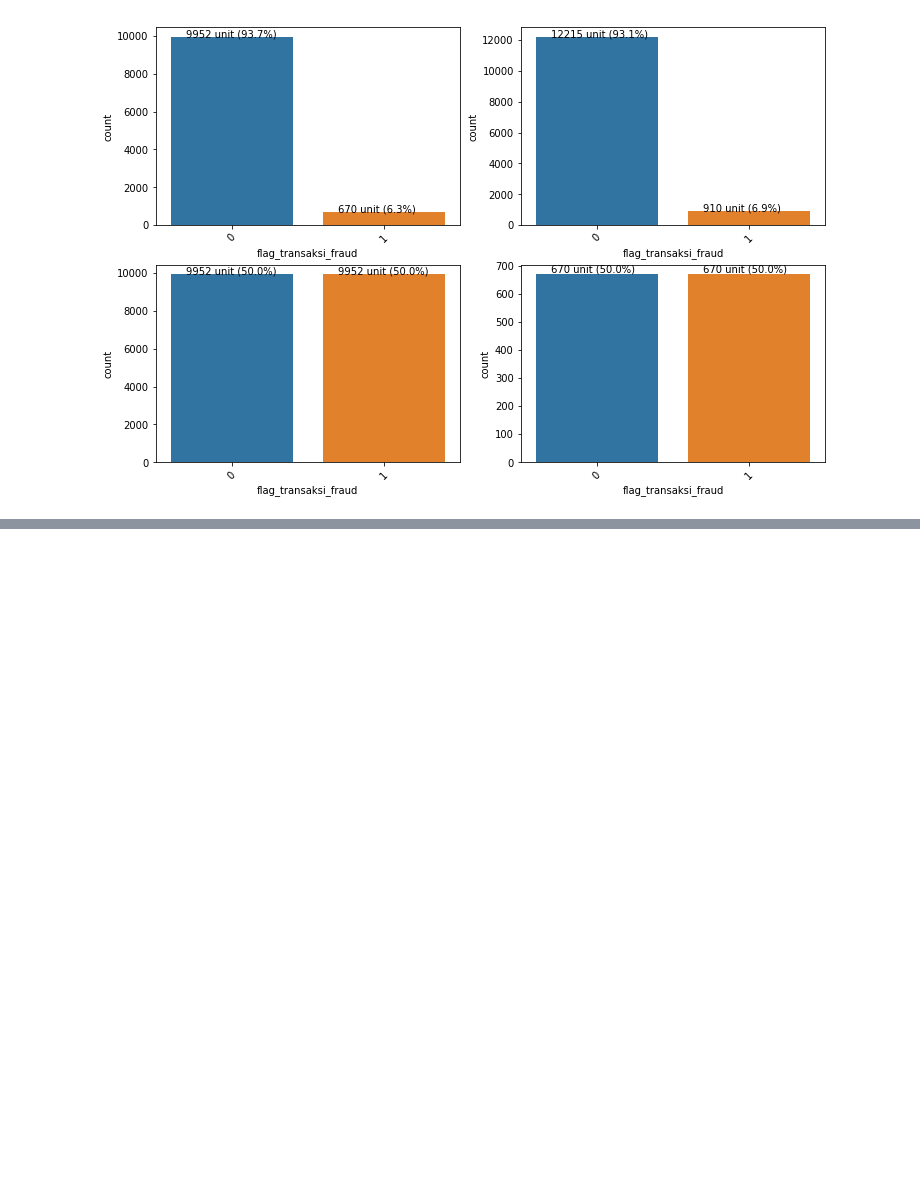
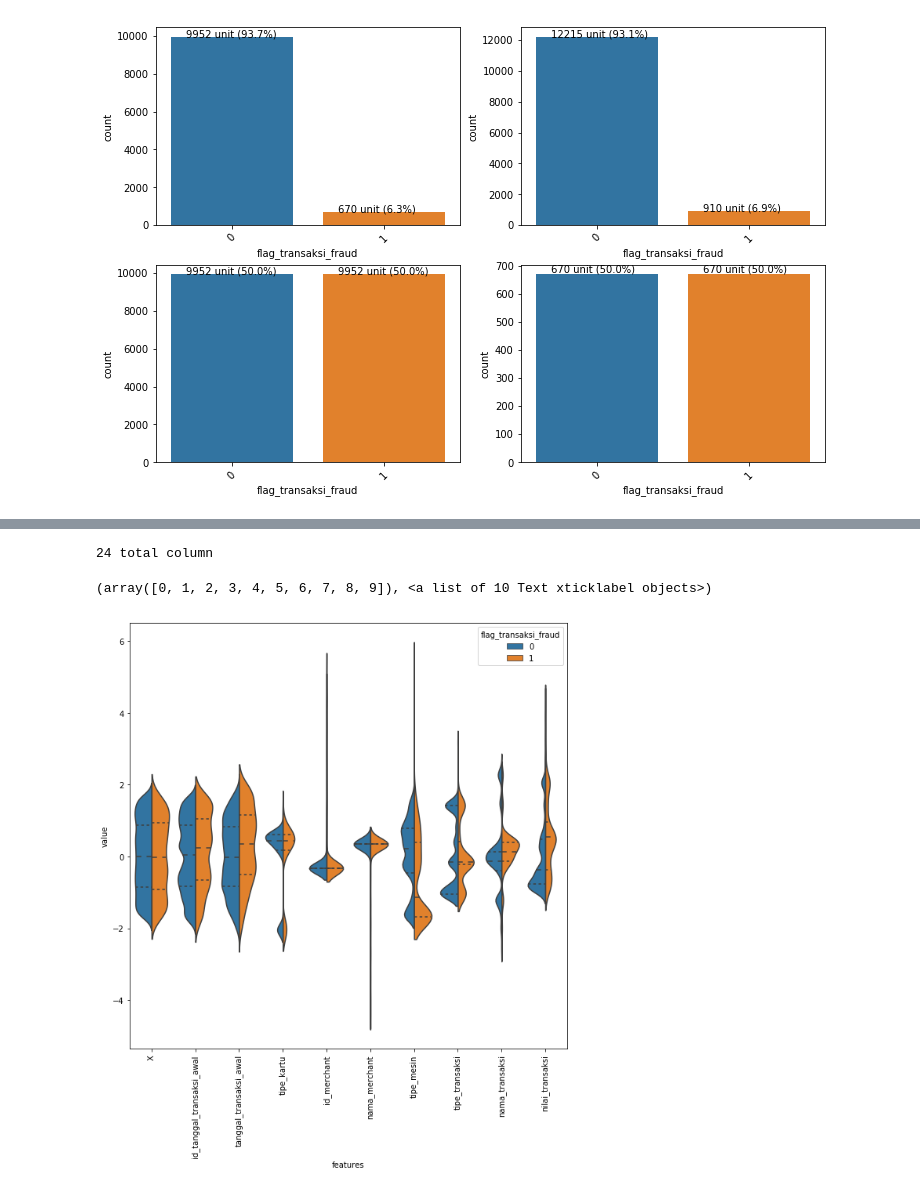
Before and after one commit to kirralabs/data-process, a Jupyter notebook: Fraud_process.ipynb, the cells around one changed output, grey strips where cells are left out. Saved outputs shown, nothing was run; the diff lists cells and outputs as text; code cells hidden in the pictures; blank space fills up the shorter version.

```diff
--- a/Fraud_process.ipynb
+++ b/Fraud_process.ipynb
@@ -879,0 +761,23 @@ plt.show()
+# %%
+# y includes our labels and x includes our features
+y = newdatatrain.flag_transaksi_fraud                          # M or B
+listt = ['flag_transaksi_fraud', 'flag_transaksi_finansial', 'status_transaksi', 'bank_pemilik_kartu']
+x = newdatatrain.drop(listt,axis = 1 )
+x.head()
+print("{} total column".format(len(x.columns)))
+
+# first ten features
+data_dia = y
+data = x
+data_n_2 = (data - data.mean()) / (data.std())              # standardization
+data = pd.concat([y,data_n_2.iloc[:,0:10]],axis=1)
+data = pd.melt(data,id_vars="flag_transaksi_fraud",
+                    var_name="features",
+                    value_name='value')
+plt.figure(figsize=(10,10))
+sns.violinplot(x="features", y="value", hue="flag_transaksi_fraud", data=data,split=True, inner="quart")
+plt.xticks(rotation=90)
+# %% [output]
+24 total column
+(array([0, 1, 2, 3, 4, 5, 6, 7, 8, 9]), <a list of 10 Text xticklabel objects>)
+[figure, added]
```
Also changed, not shown: parts of 41 cells of this notebook, 1 other file.
